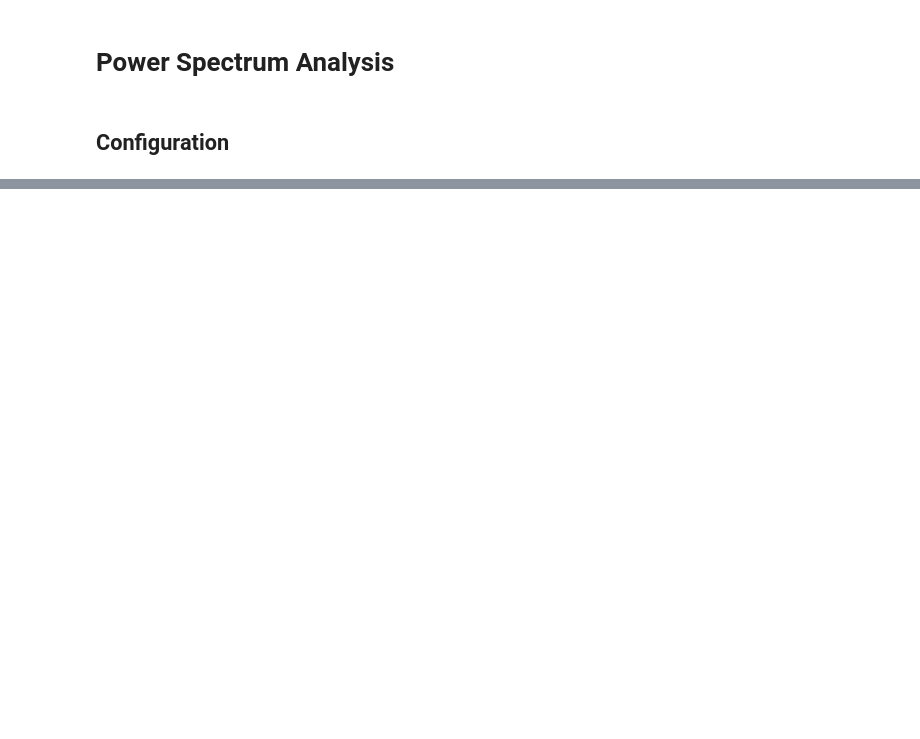
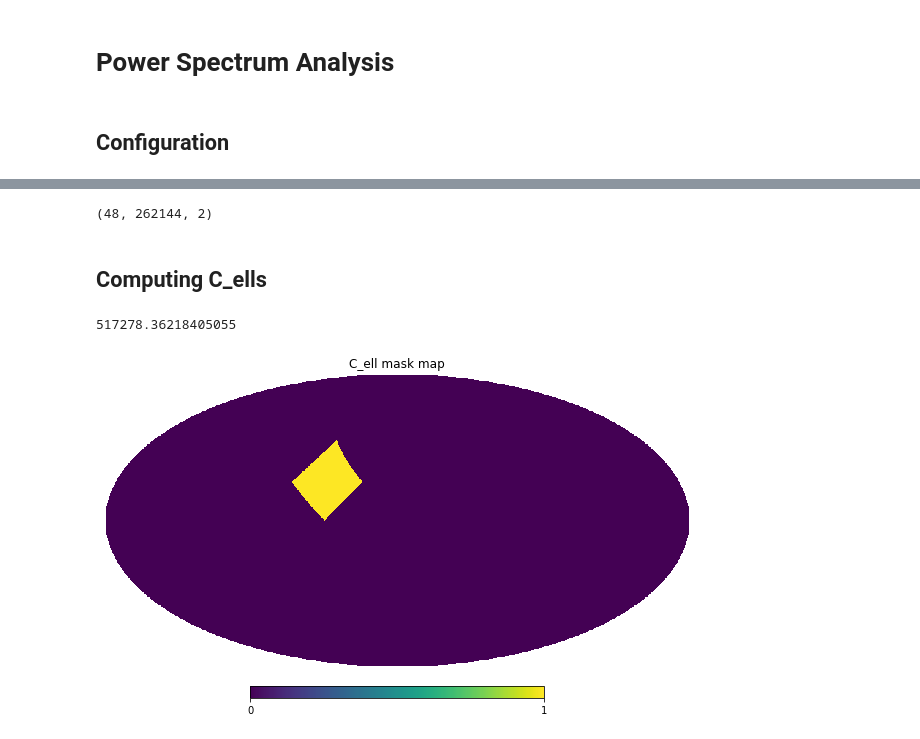
Before and after one commit to adiraju21s/deep_dss, a Jupyter notebook: notebooks/C_ell Analysis.ipynb, the cells around one changed output, grey strips where cells are left out. Saved outputs shown, nothing was run; the diff lists cells and outputs as text; code cells hidden in the pictures; blank space fills up the shorter version.

```diff
--- a/notebooks/C_ell Analysis.ipynb
+++ b/notebooks/C_ell Analysis.ipynb
@@ -20,5 +20,32 @@ warnings.filterwarnings(action='once')
 
 # Run on GPU.
 os.environ["CUDA_VISIBLE_DEVICES"] = "0"
+# %%
+# Defaults
+plt.rcParams.update({
+'lines.color':'black',
+'font.family':'serif',
+'font.weight':'normal',
+'text.color':'black',
+'text.usetex': True,
+'axes.edgecolor':'black',
+'axes.linewidth':1.0,
+'axes.titlesize':'x-large',
+'axes.labelsize':'x-large',
+'axes.labelcolor':'black',
+'xtick.labelsize':'x-large',
+'xtick.minor.width':1.0,
+'xtick.major.width':1.0,
+'ytick.major.size':7,
+'ytick.minor.size':4,
+'ytick.major.pad':8,
+'ytick.minor.pad':8,
+'ytick.labelsize':'x-large',
+'ytick.minor.width':1.0,
+'ytick.major.width':1.0,
+'legend.numpoints':1,
+'legend.fontsize':'x-large',
+'legend.shadow':False,
+'legend.frameon':False})
 # %%
 # Config variables
@@ -37,0 +86,7 @@ TypeError: Cannot interpret '2' as a data type
+# %%
+data = data["x"]
+data.shapem
+# %% [output]
+(48, 262144, 2)
+# %% [markdown]
+## Computing C_ells
@@ -37,0 +97,14 @@ TypeError: Cannot interpret '2' as a data type
+# %%
+density_steradians
+# %% [output]
+517278.36218405055
+# %%
+# Create mask for partial sky maps
+mask_map = np.zeros(hp.nside2npix(nside))
+mask_map[:(nside//order)**2] = 1
+mask_map = hp.reorder(mask_map, n2r=True)
+mask = nmt.mask_apodization(mask_map,
+                            1., apotype="Smooth")
+hp.mollview(mask_map, title="C_ell mask map")
+# %% [output]
+[figure, added]
```
Also changed, not shown: parts of 30 cells of this notebook, 4 other files.
